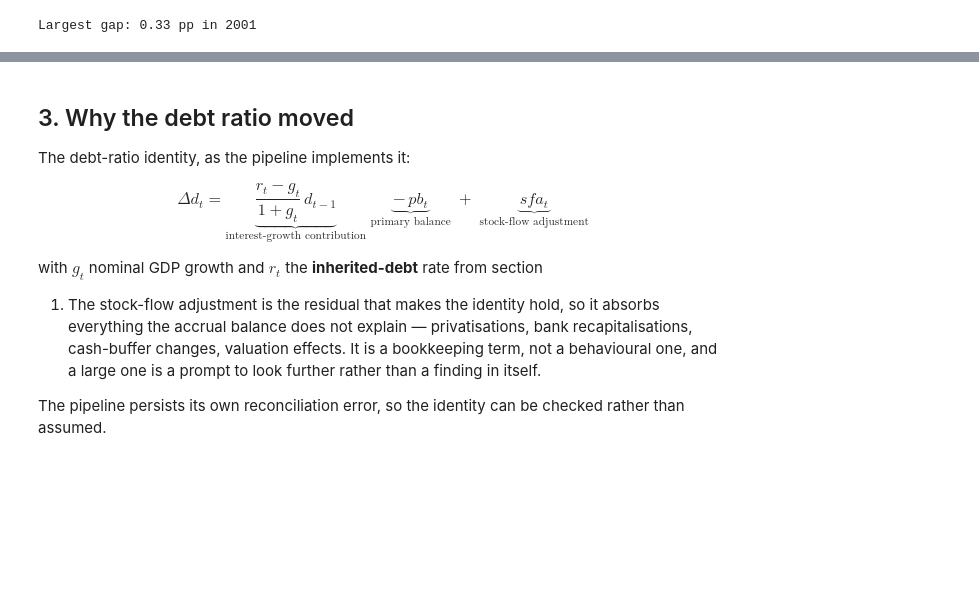
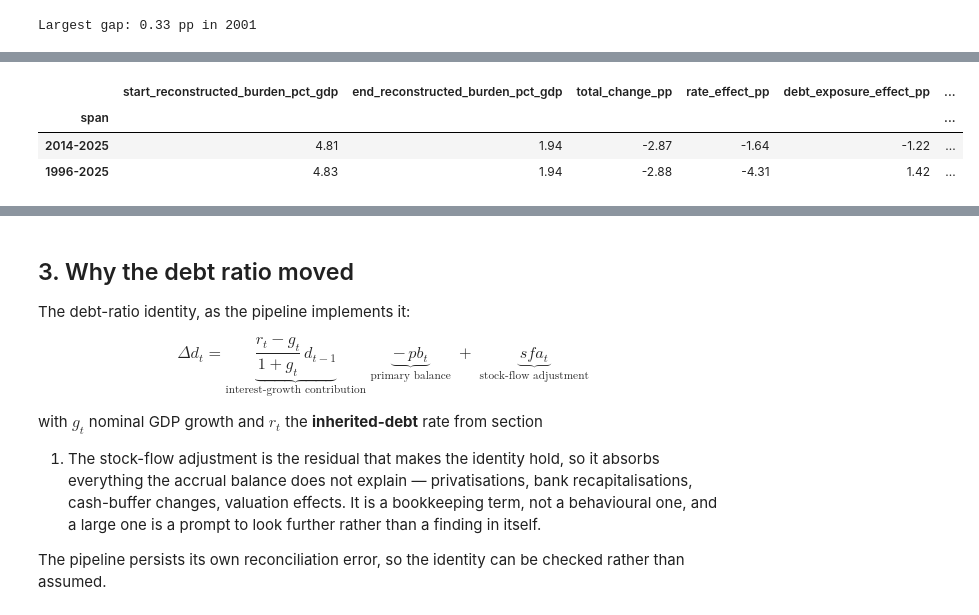
Before and after one commit to DiogoRibeiro7/portugal-public-debt-interest, a Jupyter notebook: notebooks/03_debt_dynamics_and_decomposition.ipynb, the cells around one changed output, grey strips where cells are left out. Cells and saved outputs as stored; diff of their text form; code cells hidden in the pictures; blank space fills up the shorter version.

```diff
--- a/notebooks/03_debt_dynamics_and_decomposition.ipynb
+++ b/notebooks/03_debt_dynamics_and_decomposition.ipynb
@@ -132,20 +142,26 @@ published percentage ratios cannot contaminate the identity.
 # %%
 # Recompute from the library and confirm it matches what the pipeline persisted.
+stored = nb.load_decomposition(ROOT)
 recomputed = build_interest_burden_decomposition(df)
-components = ["rate_effect_pp", "average_debt_ratio_effect_pp", "interaction_effect_pp"]
 
-merged = df[["year", *components]].merge(
-    recomputed[["year", *components]],
-    on="year",
+effects = ["total_change_pp", "rate_effect_pp", "debt_exposure_effect_pp"]
+merged = stored[["start_year", "end_year", *effects]].merge(
+    recomputed[["start_year", "end_year", *effects]],
+    on=["start_year", "end_year"],
     suffixes=("_stored", "_recomputed"),
 )
 reproduction_error = max(
-    (merged[f"{name}_stored"] - merged[f"{name}_recomputed"]).abs().max() for name in components
+    (merged[f"{name}_stored"] - merged[f"{name}_recomputed"]).abs().max() for name in effects
 )
-identity_residual = df["interest_burden_decomposition_residual_pp"].abs().max()
 
+# The library ships its own identity check; use it rather than a hand-rolled one.
+validate_decomposition_reconciliation(stored)
+
+print(f"Intervals in the persisted decomposition    : {len(stored)}")
 print(f"Stored versus recomputed, largest difference: {reproduction_error:.3e} pp")
-print(f"Identity residual, largest absolute value    : {identity_residual:.3e} pp")
+print(
+    "Largest reconciliation error                : "
+    f"{stored['decomposition_reconciliation_error_pp'].abs().max():.3e} pp"
+)
 assert reproduction_error < 1e-12, "persisted decomposition does not match the library"
-assert identity_residual < 1e-9, "burden decomposition does not close"
 # %% [output]
@@ -296,0 +308,7 @@ nb.regime_spans(df)
+# %%
+spans.set_index(pd.Index(_interval_labels(spans), name="span"))[report_columns]
+# %% [output]
+|  | start_reconstructed_burden_pct_gdp | end_reconstructed_burden_pct_gdp | total_change_pp | rate_effect_pp | debt_exposure_effect_pp | ... |
+| span |  |  |  |  |  | ... |
+| 2014-2025 | 4.81 | 1.94 | -2.87 | -1.64 | -1.22 | ... |
+| 1996-2025 | 4.83 | 1.94 | -2.88 | -4.31 | 1.42 | ... |
```
Also changed, not shown: parts of 20 cells of this notebook, 5 other files.
